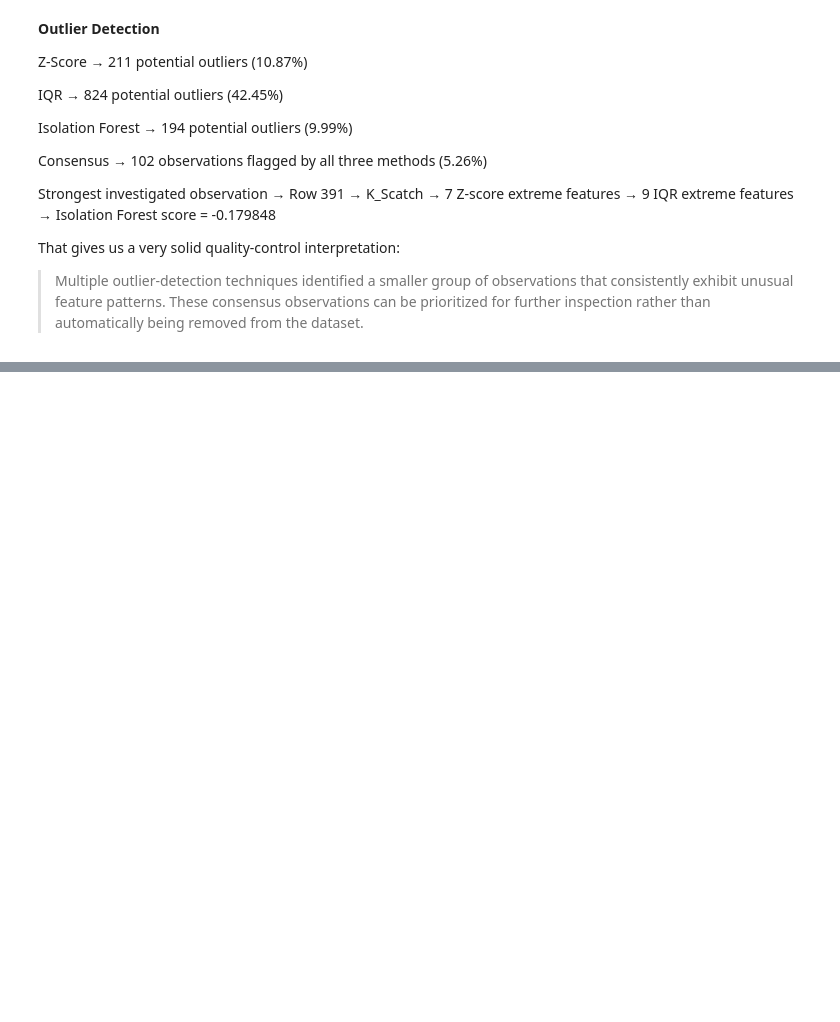
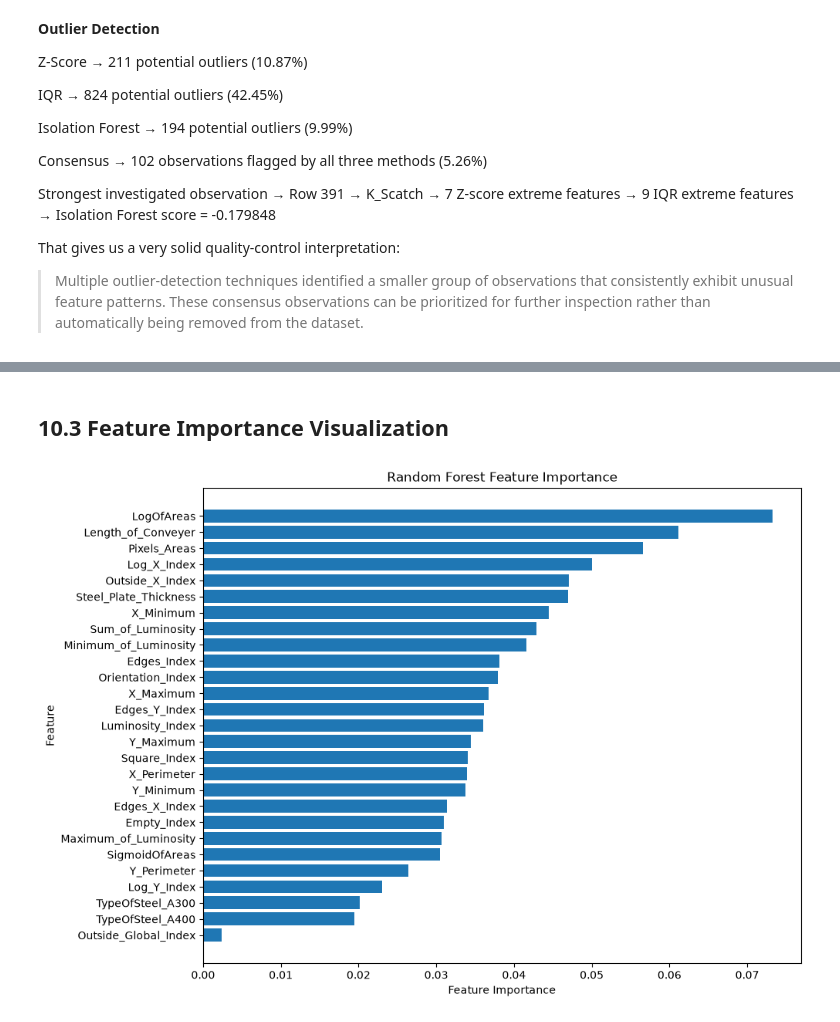
Before and after one commit to fardinfaruqi/steel-plate-quality-control, a Jupyter notebook: notebooks/steel_plate_quality_control.ipynb, the cells around one changed output, grey strips where cells are left out. Cells and saved outputs as stored; diff of their text form; code cells hidden in the pictures; blank space fills up the shorter version.

```diff
--- a/notebooks/steel_plate_quality_control.ipynb
+++ b/notebooks/steel_plate_quality_control.ipynb
@@ -2878,0 +2891,11 @@ That gives us a very solid quality-control interpretation:
+# %%
+# Train Random Forest classifier
+
+rf_model = RandomForestClassifier(
+    n_estimators=100,
+    random_state=42
+)
+
+rf_model.fit(X_train, y_train)
+
+print("Random Forest training completed.")
@@ -2878,0 +3017,19 @@ That gives us a very solid quality-control interpretation:
+# %% [markdown]
+## 10.3 Feature Importance Visualization
+# %%
+# Feature Importance - All Features
+
+plt.figure(figsize=(10, 8))
+
+plt.barh(
+    feature_importance["Feature"][::-1],
+    feature_importance["Importance"][::-1]
+)
+
+plt.title("Random Forest Feature Importance")
+plt.xlabel("Feature Importance")
+plt.ylabel("Feature")
+
+plt.show()
+# %% [output]
+[figure, added]
```
Also changed, not shown: parts of 40 cells of this notebook, 3 other files.
